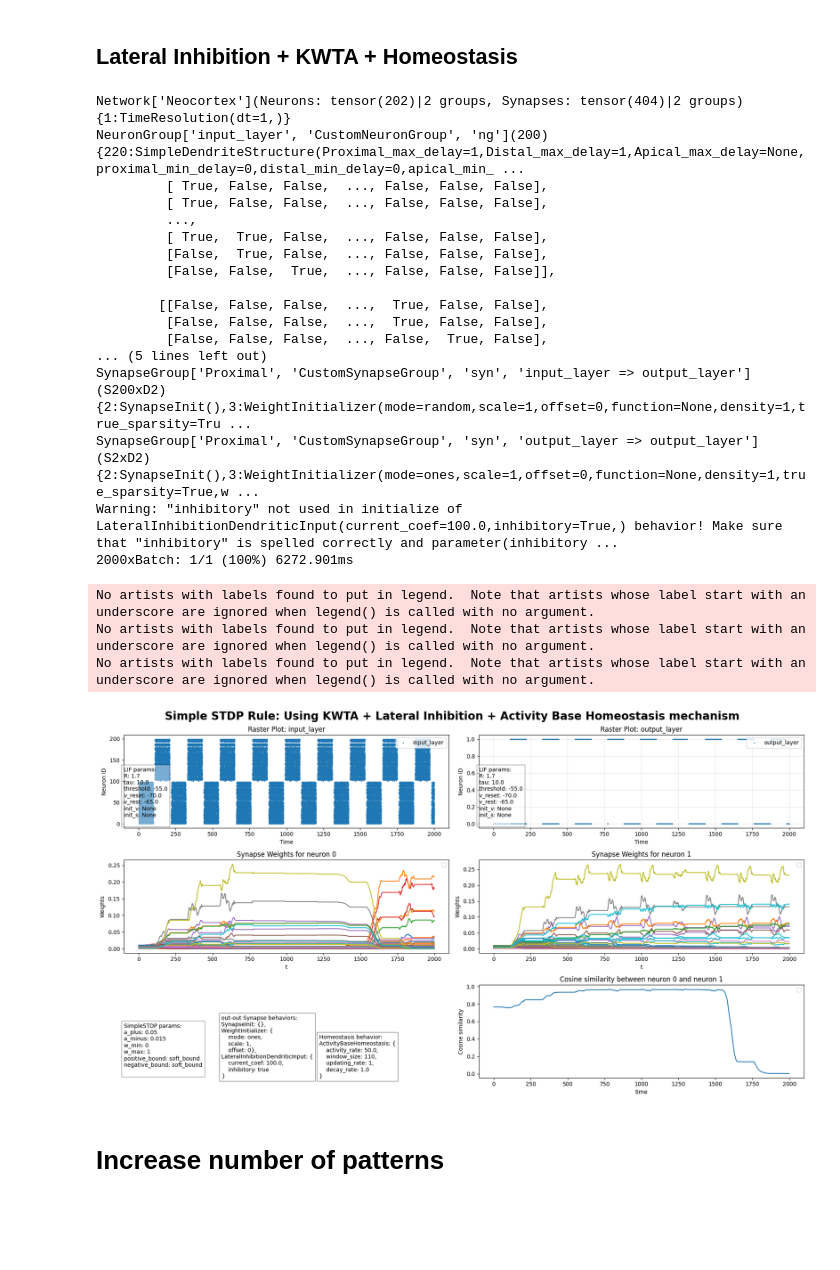
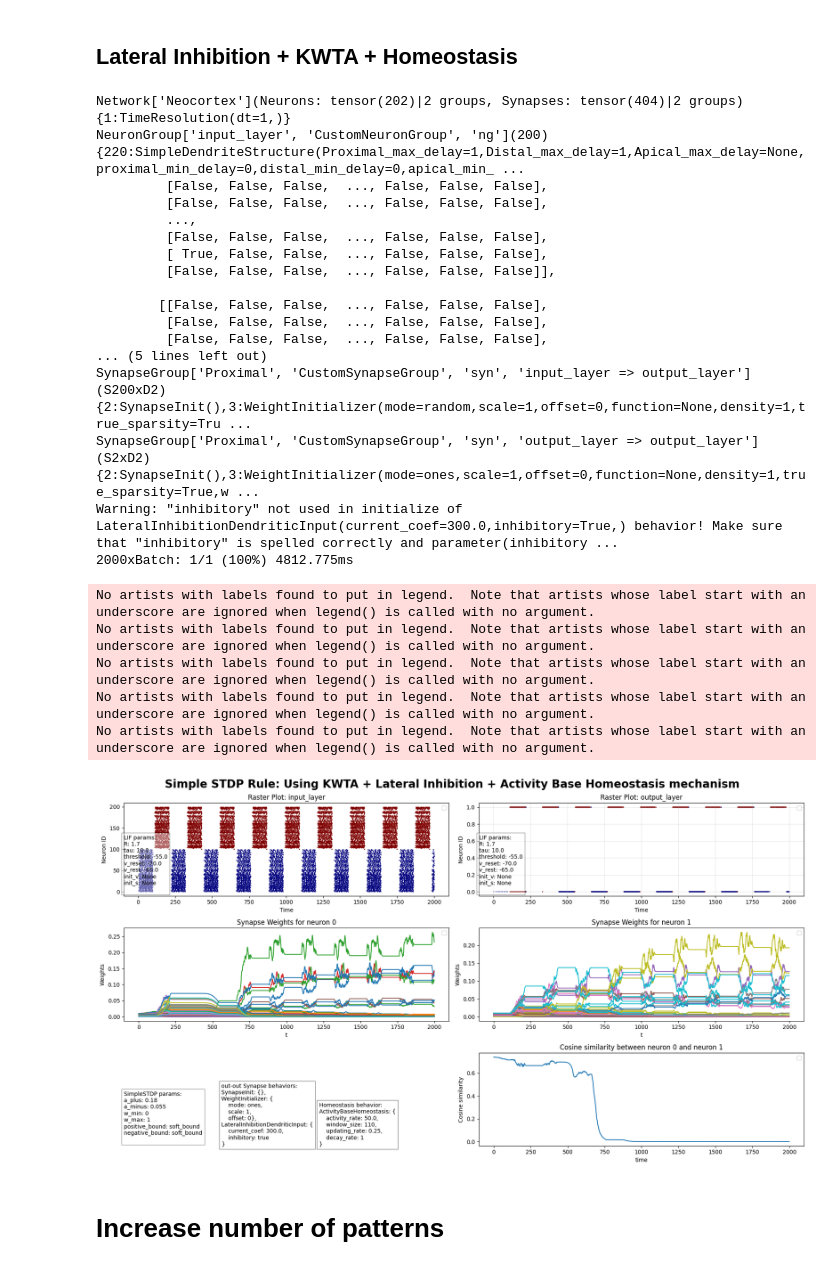
Before and after one commit to Amir-Entezari/neuroscience-mechanisms-between-neurons, a Jupyter notebook: part2.ipynb, the cells around one changed output. Drawn from its saved outputs; the diff is of its cells as text; code cells hidden in the pictures; blank space fills up the shorter version.

```diff
--- a/part2.ipynb
+++ b/part2.ipynb
@@ -195,7 +195,7 @@ SLEEP = 10
 dataset = load_data(directory='dataset/waterloo', resize_width=10, resize_height=10, img_formats=('.tif',))
 dataset = add_overlap(dataset, overlap_ratio=0, epsilon=0.0)
 # Create an instance of Poisson
-encoder = Poisson(time_window=INSTANCE_DURATION, ratio=0.5)
+encoder = Poisson(time_window=INSTANCE_DURATION, ratio=0.15)
 # encoder = CustomPoisson(time_window=100)
 encoded_dataset = torch.stack([encoder(image) for image in dataset])
 # %%
@@ -246,7 +246,8 @@ output_layer = sim.add_neuron_group(
             KWTA(k=1),
             ActivityBaseHomeostasis(activity_rate=0.5*INSTANCE_DURATION,
                                     window_size=(INSTANCE_DURATION + SLEEP),
-                                    updating_rate=1,
+                                    updating_rate=0.25,
+                                    decay_rate=1
                                     ),
         ]
     ),
@@ -262,7 +263,7 @@ syn_inp_out = sim.add_synapse_group(src=input_layer,
         [
             SynapseInit(),
             WeightInitializer(mode='random'),
-            SimpleDendriticInput(current_coef=100.0),
+            SimpleDendriticInput(current_coef=300.0),
             WeightNormalization(),
         ]
     ),
@@ -271,8 +272,8 @@ syn_inp_out.add_behavior(key=400,
                          behavior=SimpleSTDP(
                                         w_max=1,
                                         w_min=0,
-                                        a_plus=0.05,
-                                        a_minus=0.015,
+                                        a_plus=0.18,
+                                        a_minus=0.055,
                                          positive_bound='soft_bound',
                                          negative_bound='soft_bound')
                          )
@@ -292,7 +293,7 @@ syn_out_out = sim.add_synapse_group(
     ),
 )
 syn_out_out.add_behavior(key=401,
-                         behavior=LateralInhibitionDendriticInput(current_coef=100.,
+                         behavior=LateralInhibitionDendriticInput(current_coef=300.,
                                                               inhibitory=True),
                                                               initialize=False)
 syn_out_out.add_behavior(key=450, behavior=Recorder(variables=["I","weights"], tag="syn_inp_out_rec"))
@@ -302,33 +303,33 @@ sim.simulate_iterations(iterations=2000)
 # %% [output]
 Network['Neocortex'](Neurons: tensor(202)|2 groups, Synapses: tensor(404)|2 groups){1:TimeResolution(dt=1,)}
 NeuronGroup['input_layer', 'CustomNeuronGroup', 'ng'](200){220:SimpleDendriteStructure(Proximal_max_delay=1,Distal_max_delay=1,Apical_max_delay=None,proximal_min_delay=0,distal_min_delay=0,apical_min_ ...
+         [False, False, False,  ..., False, False, False],
+         [False, False, False,  ..., False, False, False],
+         ...,
+         [False, False, False,  ..., False, False, False],
          [ True, False, False,  ..., False, False, False],
-         [ True, False, False,  ..., False, False, False],
-         ...,
-         [ True,  True, False,  ..., False, False, False],
-         [False,  True, False,  ..., False, False, False],
-         [False, False,  True,  ..., False, False, False]],
+         [False, False, False,  ..., False, False, False]],
 
-        [[False, False, False,  ...,  True, False, False],
-         [False, False, False,  ...,  True, False, False],
-         [False, False, False,  ..., False,  True, False],
+        [[False, False, False,  ..., False, False, False],
+         [False, False, False,  ..., False, False, False],
+         [False, False, False,  ..., False, False, False],
 ... (5 lines left out)
 SynapseGroup['Proximal', 'CustomSynapseGroup', 'syn', 'input_layer => output_layer'](S200xD2){2:SynapseInit(),3:WeightInitializer(mode=random,scale=1,offset=0,function=None,density=1,true_sparsity=Tru ...
 SynapseGroup['Proximal', 'CustomSynapseGroup', 'syn', 'output_layer => output_layer'](S2xD2){2:SynapseInit(),3:WeightInitializer(mode=ones,scale=1,offset=0,function=None,density=1,true_sparsity=True,w ...
-Warning: "inhibitory" not used in initialize of LateralInhibitionDendriticInput(current_coef=100.0,inhibitory=True,) behavior! Make sure that "inhibitory" is spelled correctly and parameter(inhibitory ...
-2000xBatch: 1/1 (100%) 6272.901ms
+Warning: "inhibitory" not used in initialize of LateralInhibitionDendriticInput(current_coef=300.0,inhibitory=True,) behavior! Make sure that "inhibitory" is spelled correctly and parameter(inhibitory ...
+2000xBatch: 1/1 (100%) 4812.775ms
 # %%
 fig = plt.figure(figsize=(18, 10))
 
 # ng1.add_neuron_model_params_info(ax1, model_idx=7)
 
 ax1 = fig.add_subplot(3, 2, 1)  # 3 rows, 1 column, first plot
-input_layer.add_raster_plot(ax1, event_recorder_class=EventRecorder ,s=1)
+add_colorized_raset_plot(ax1, input_layer, time_window=INSTANCE_DURATION+SLEEP, num_data=dataset.shape[0])
 input_layer.add_neuron_model_params_info(ax1, model_behavior_class=LIF)
 
 ax2 = fig.add_subplot(3, 2, 2)  # 3 rows, 1 column, first plot
 ax2.grid(True, alpha=0.3)
-output_layer.add_raster_plot(ax2, EventRecorder, s=1)
+add_colorized_raset_plot(ax2, output_layer, time_window=INSTANCE_DURATION+SLEEP, num_data=dataset.shape[0])
 output_layer.add_neuron_model_params_info(ax2, model_behavior_class=LIF)
 
 ax3 = fig.add_subplot(3, 2, 3)
@@ -345,34 +346,36 @@ syn_inp_out.add_learning_params_info(ax5, learning_behavior_class=SimpleSTDP)
 
 params_info = dict()
 for key, behavior in syn_out_out.behavior.items():
     if behavior.__class__.__name__ not in ["WeightInitializer", "SimpleSTDP", "Recorder"]:
         params_info[behavior.__class__.__name__]= behavior.init_kwargs
     if behavior.__class__.__name__ == "WeightInitializer":
         params_info[behavior.__class__.__name__] = {key:value for key,value in behavior.init_kwargs.items() if key in ["mode", "scale", "offset"]}
 params_info = "out-out Synapse behaviors:\n"+pretty_format_dict(params_info)
 ax5.text(x=0.3, y=0.0, s=params_info, transform=ax5.transAxes, bbox=dict(facecolor='white', alpha=0.5),
                 fontsize=10)
 
 params_info = dict()
 for key, behavior in output_layer.behavior.items():
     if behavior.__class__.__name__ in ["ActivityBaseHomeostasis", "VoltageBaseHomeostasis"]:
         params_info[behavior.__class__.__name__]= behavior.init_kwargs
 params_info = "Homeostasis behavior:\n"+pretty_format_dict(params_info)
 ax5.text(x=0.6, y=0.0, s=params_info, transform=ax5.transAxes, bbox=dict(facecolor='white', alpha=0.5),
                 fontsize=10)
 
 ax6 = fig.add_subplot(3, 2, 6)
 syn_inp_out.add_cosine_similarity_plot(ax6,recorder_behavior_class=Recorder, neuron_1=0, neuron_2=1)
 
 fig.suptitle("Simple STDP Rule: Using KWTA + Lateral Inhibition + Activity Base Homeostasis mechanism", fontsize=20, fontweight='bold')
 plt.tight_layout()
 # plt.savefig("report/plots/part2-simple-stdp-kwta-lateral-inhibtion-homeostasis.pdf")
 plt.show()
 # %% [output]
 No artists with labels found to put in legend.  Note that artists whose label start with an underscore are ignored when legend() is called with no argument.
 No artists with labels found to put in legend.  Note that artists whose label start with an underscore are ignored when legend() is called with no argument.
 No artists with labels found to put in legend.  Note that artists whose label start with an underscore are ignored when legend() is called with no argument.
+No artists with labels found to put in legend.  Note that artists whose label start with an underscore are ignored when legend() is called with no argument.
+No artists with labels found to put in legend.  Note that artists whose label start with an underscore are ignored when legend() is called with no argument.
-[figure, old version]
+[figure, new version]
 # %% [markdown]
 # Increase number of patterns
 # %%
```
Also changed, not shown: parts of 3 cells of this notebook.
